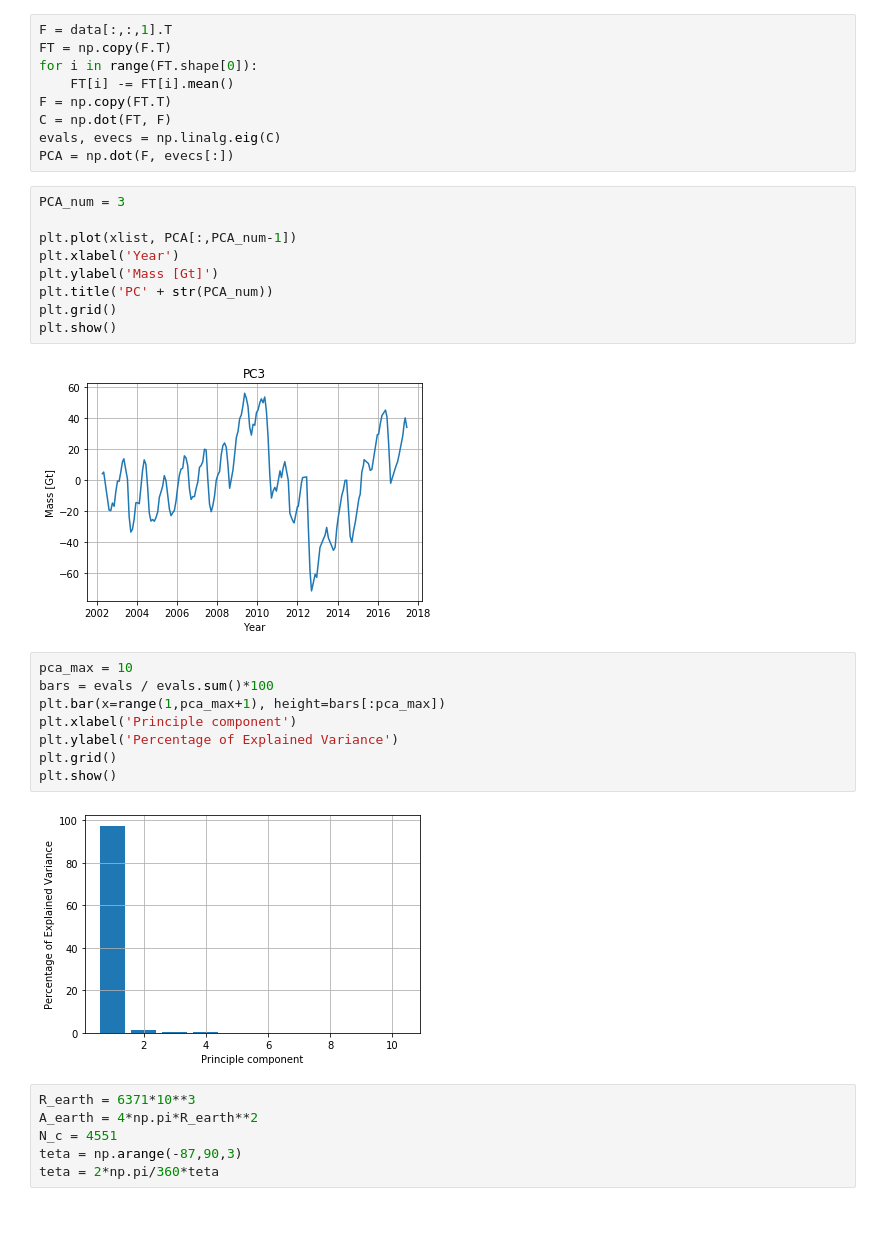
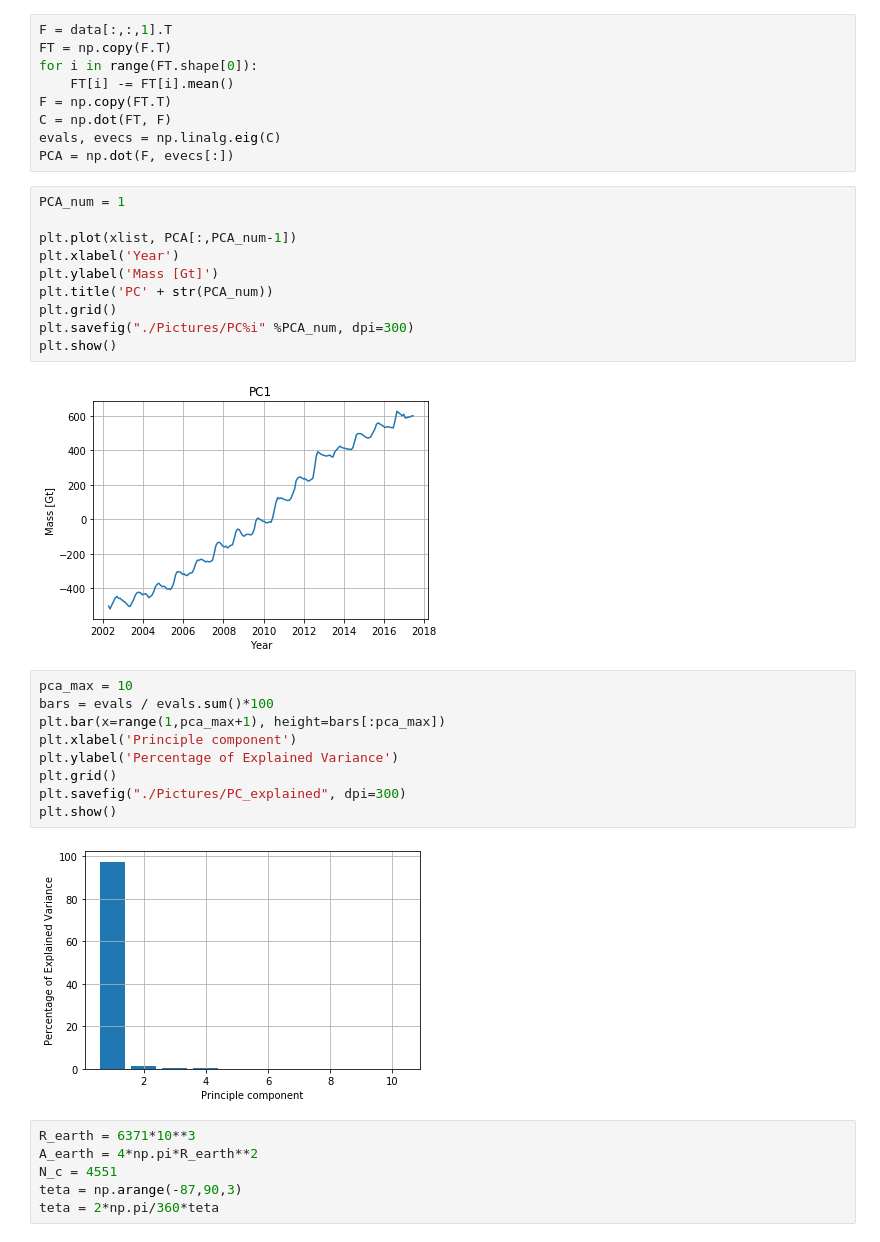
Before and after one commit to AdriaanGr/MAIO_project, a Jupyter notebook: MAIO_project.ipynb, the cells around one changed output. Saved outputs shown, nothing was run; the diff lists cells and outputs as text.

```diff
--- a/MAIO_project.ipynb
+++ b/MAIO_project.ipynb
@@ -64,16 +66,17 @@ C = np.dot(FT, F)
 evals, evecs = np.linalg.eig(C)
 PCA = np.dot(F, evecs[:])
 # %%
-PCA_num = 3
+PCA_num = 1
 
 plt.plot(xlist, PCA[:,PCA_num-1])
 plt.xlabel('Year')
 plt.ylabel('Mass [Gt]')
 plt.title('PC' + str(PCA_num))
 plt.grid()
+plt.savefig("./Pictures/PC%i" %PCA_num, dpi=300)
 plt.show()
 # %% [output]
-[figure, old version]
+[figure, new version]
 # %%
 pca_max = 10
 bars = evals / evals.sum()*100
@@ -81,6 +84,7 @@ plt.bar(x=range(1,pca_max+1), height=bars[:pca_max])
 plt.xlabel('Principle component')
 plt.ylabel('Percentage of Explained Variance')
 plt.grid()
+plt.savefig("./Pictures/PC_explained", dpi=300)
 plt.show()
 # %% [output]
 [figure]
```
Also changed, not shown: parts of 10 cells of this notebook, 11 other files.
